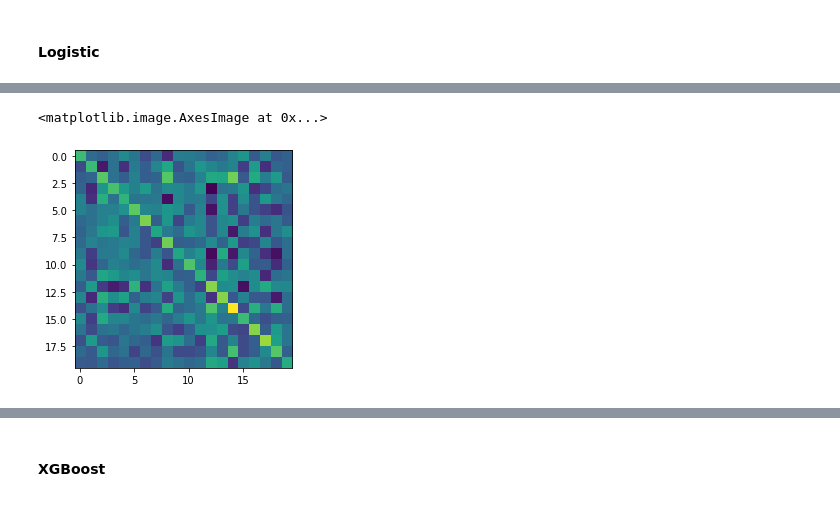
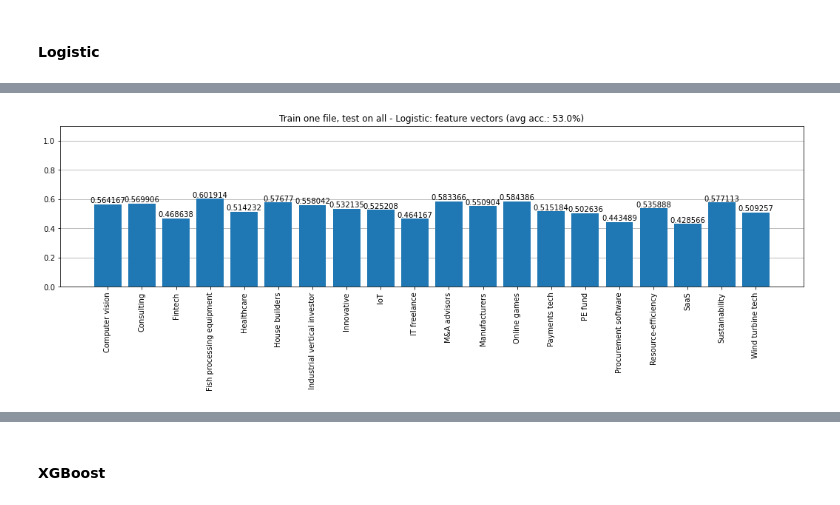
Before and after one commit to SebastianBitsch/document-similarity-search, a Jupyter notebook: new_env.ipynb, the cells around one changed output, grey strips where cells are left out. Drawn from its saved outputs; the diff is of its cells as text; code cells hidden in the pictures.

```diff
--- a/new_env.ipynb
+++ b/new_env.ipynb
@@ -310,5 +298,7 @@ plt.show()
-# %%
-plt.imshow(accuracies)
-# %% [output]
-<matplotlib.image.AxesImage at 0x...>
-[figure, removed]
+# %%
+score = round(100*np.mean(list(acc.values())),1)
+_, _ = plot_accuracies(acc, f"Train one file, test on all - Logistic: feature vectors (avg acc.: {score}%)")
+plt.savefig('graphs/accuracies/trainone_logistic_feature.svg')
+plt.show()
+# %% [output]
+[figure, added]
```
Also changed, not shown: parts of 40 cells of this notebook, 4 other files.
